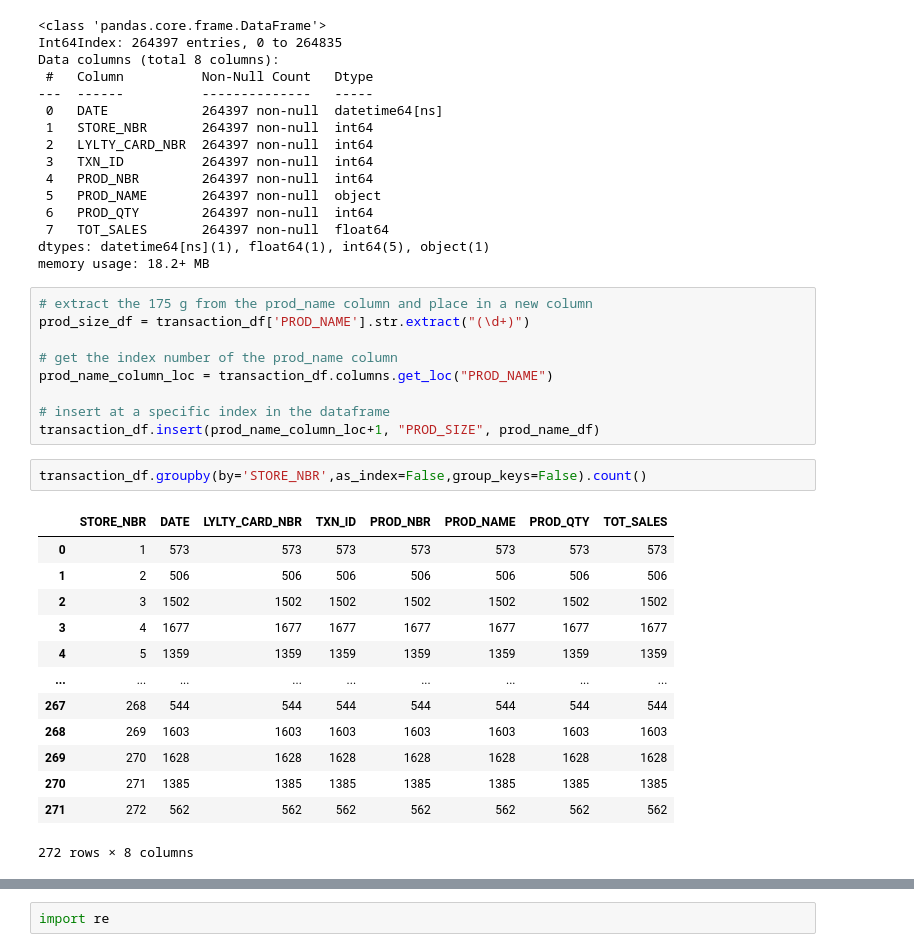
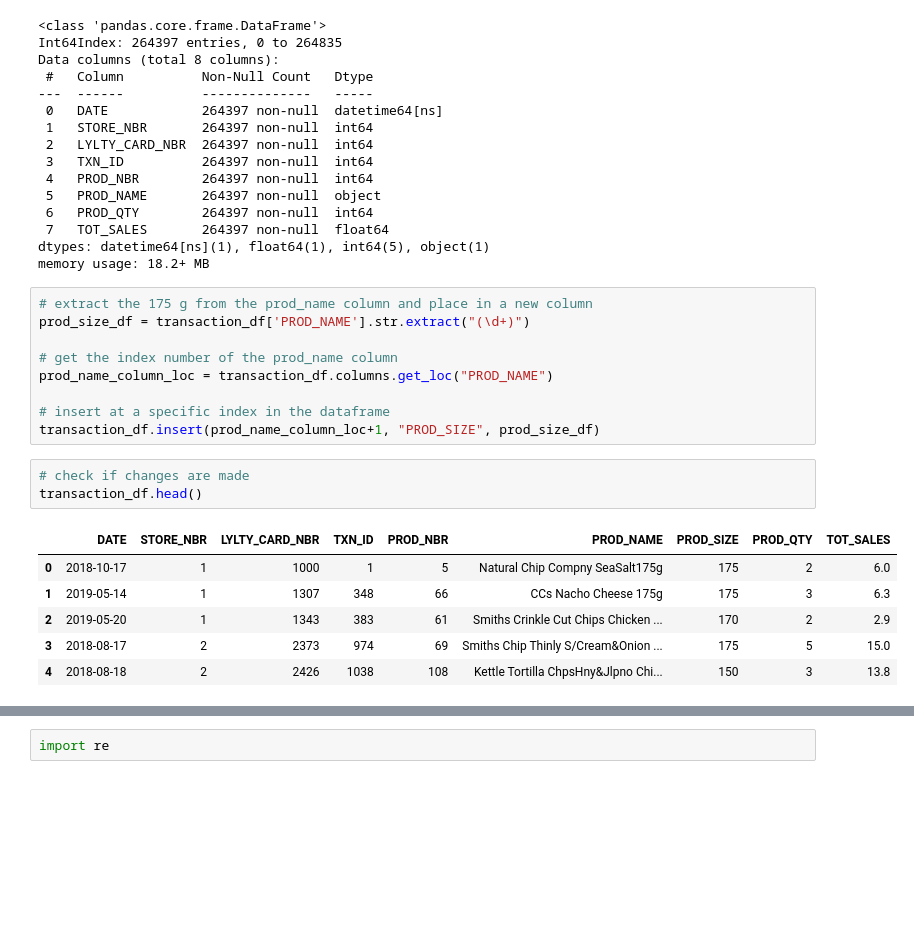
Before and after one commit to daniel8691/Quantium-virtual-internship, a Jupyter notebook: module_one_data_preparation.ipynb, the cells around one changed output, grey strips where cells are left out. Drawn from its saved outputs; the diff is of its cells as text; blank space fills up the shorter version.

```diff
--- a/module_one_data_preparation.ipynb
+++ b/module_one_data_preparation.ipynb
@@ -133,23 +133,17 @@ prod_size_df = transaction_df['PROD_NAME'].str.extract("(\d+)")
 prod_name_column_loc = transaction_df.columns.get_loc("PROD_NAME")
 
 # insert at a specific index in the dataframe
-transaction_df.insert(prod_name_column_loc+1, "PROD_SIZE", prod_name_df)
+transaction_df.insert(prod_name_column_loc+1, "PROD_SIZE", prod_size_df)
-# %%
-transaction_df.groupby(by='STORE_NBR',as_index=False,group_keys=False).count()
-# %% [output]
-|  | STORE_NBR | DATE | LYLTY_CARD_NBR | TXN_ID | PROD_NBR | PROD_NAME | PROD_QTY | TOT_SALES |
-| 0 | 1 | 573 | 573 | 573 | 573 | 573 | 573 | 573 |
-| 1 | 2 | 506 | 506 | 506 | 506 | 506 | 506 | 506 |
-| 2 | 3 | 1502 | 1502 | 1502 | 1502 | 1502 | 1502 | 1502 |
-| 3 | 4 | 1677 | 1677 | 1677 | 1677 | 1677 | 1677 | 1677 |
-| 4 | 5 | 1359 | 1359 | 1359 | 1359 | 1359 | 1359 | 1359 |
-| ... | ... | ... | ... | ... | ... | ... | ... | ... |
-| 267 | 268 | 544 | 544 | 544 | 544 | 544 | 544 | 544 |
-| 268 | 269 | 1603 | 1603 | 1603 | 1603 | 1603 | 1603 | 1603 |
-| 269 | 270 | 1628 | 1628 | 1628 | 1628 | 1628 | 1628 | 1628 |
-| 270 | 271 | 1385 | 1385 | 1385 | 1385 | 1385 | 1385 | 1385 |
-| 271 | 272 | 562 | 562 | 562 | 562 | 562 | 562 | 562 |
-272 rows × 8 columns
+# %%
+# check if changes are made
+transaction_df.head()
+# %% [output]
+|  | DATE | STORE_NBR | LYLTY_CARD_NBR | TXN_ID | PROD_NBR | PROD_NAME | PROD_SIZE | PROD_QTY | TOT_SALES |
+| 0 | 2018-10-17 | 1 | 1000 | 1 | 5 | Natural Chip Compny SeaSalt175g | 175 | 2 | 6.0 |
+| 1 | 2019-05-14 | 1 | 1307 | 348 | 66 | CCs Nacho Cheese 175g | 175 | 3 | 6.3 |
+| 2 | 2019-05-20 | 1 | 1343 | 383 | 61 | Smiths Crinkle Cut Chips Chicken ... | 170 | 2 | 2.9 |
+| 3 | 2018-08-17 | 2 | 2373 | 974 | 69 | Smiths Chip Thinly S/Cream&Onion ... | 175 | 5 | 15.0 |
+| 4 | 2018-08-18 | 2 | 2426 | 1038 | 108 | Kettle Tortilla ChpsHny&Jlpno Chi... | 150 | 3 | 13.8 |
 # %%
 # change datatype for PROD_NAME
 transaction_df['PROD_SIZE'] = pd.to_numeric(transaction_df['PROD_SIZE'])
```
Also changed, not shown: parts of 19 cells of this notebook, 1 other file.
